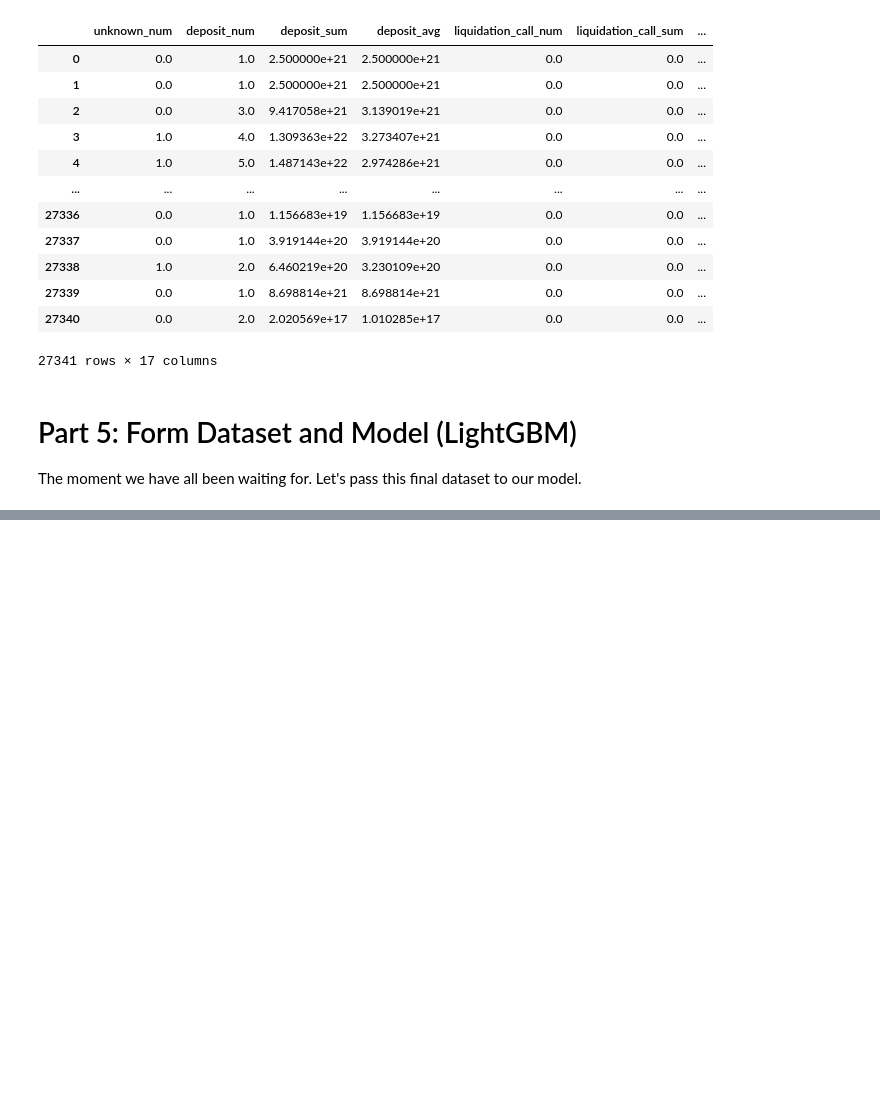
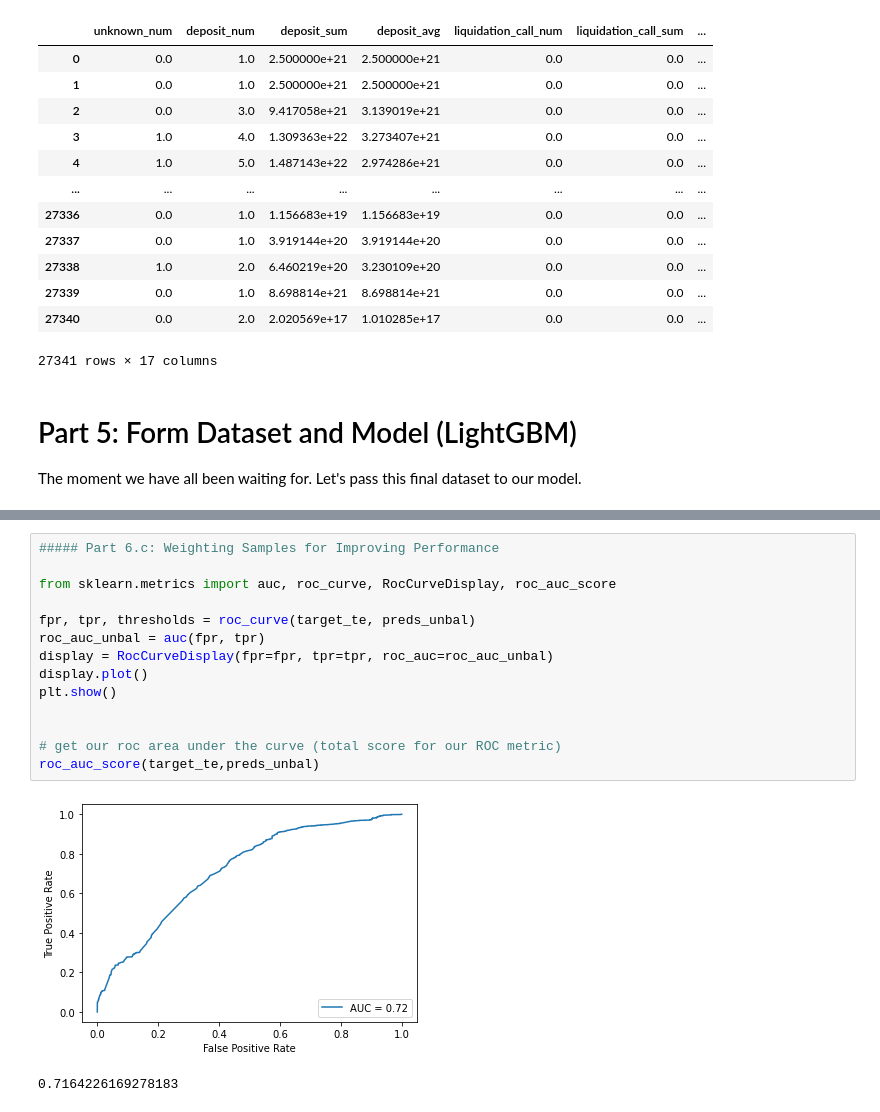
Before and after one commit to Scaleframe/defi_credit_score, a Jupyter notebook: notebooks/01-data-and-solution-flow.ipynb, the cells around one changed output, grey strips where cells are left out. Saved outputs shown, nothing was run; the diff lists cells and outputs as text; blank space fills up the shorter version.

```diff
--- a/notebooks/01-data-and-solution-flow.ipynb
+++ b/notebooks/01-data-and-solution-flow.ipynb
@@ -1218,0 +1370,17 @@ roc_auc_score(target_te,preds)
+# %%
+##### Part 6.c: Weighting Samples for Improving Performance
+
+from sklearn.metrics import auc, roc_curve, RocCurveDisplay, roc_auc_score
+
+fpr, tpr, thresholds = roc_curve(target_te, preds_unbal)
+roc_auc_unbal = auc(fpr, tpr)
+display = RocCurveDisplay(fpr=fpr, tpr=tpr, roc_auc=roc_auc_unbal)
+display.plot()
+plt.show()
+
+
+# get our roc area under the curve (total score for our ROC metric)
+roc_auc_score(target_te,preds_unbal)
+# %% [output]
+[figure, added]
+0.7164226169278183
```
Also changed, not shown: parts of 19 cells of this notebook.
